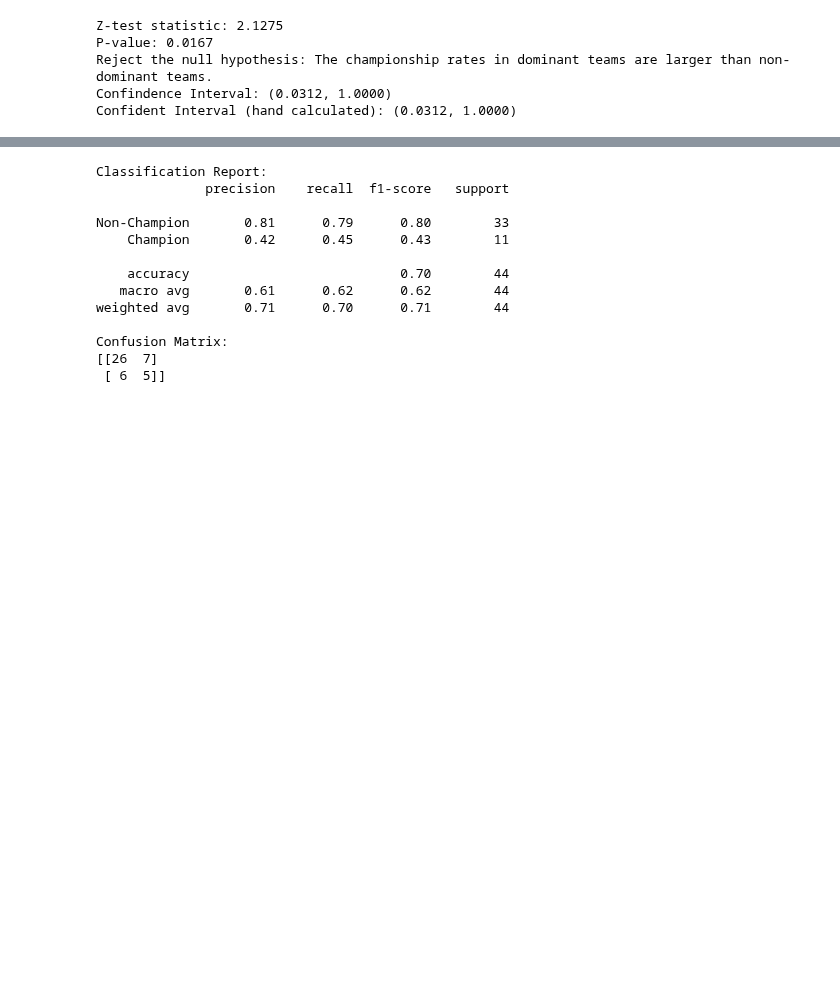
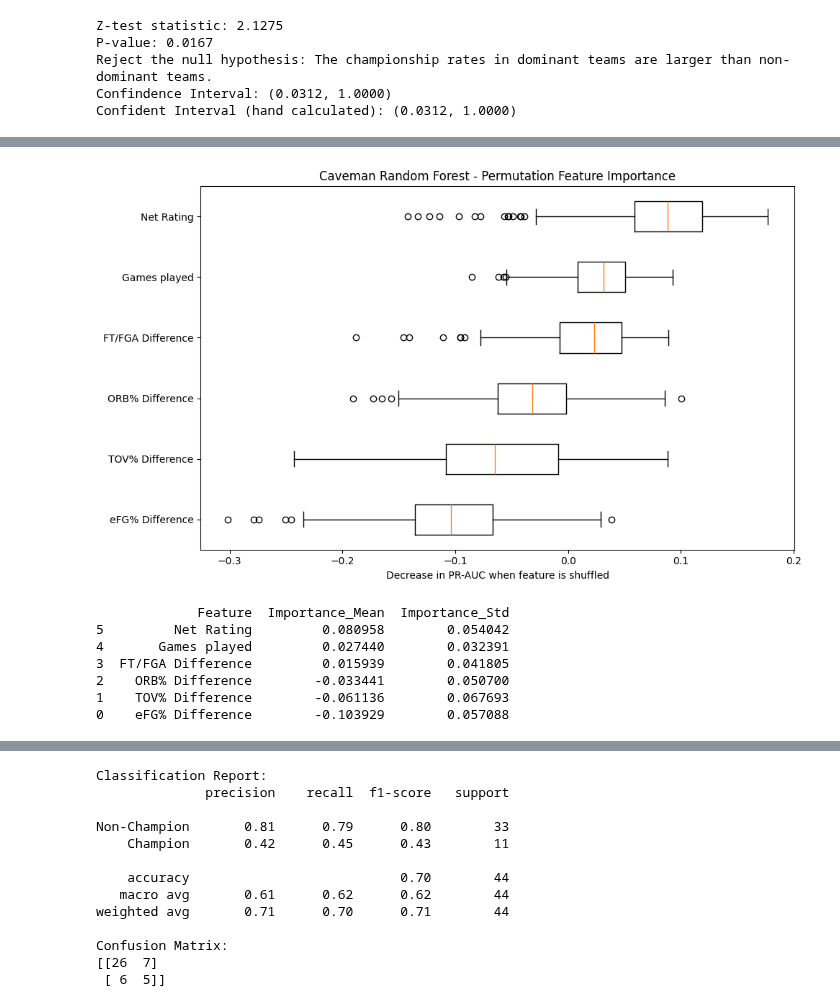
Before and after one commit to GalahadJr-1214/2026-Statistics-Final-Project, a Jupyter notebook: Final Project/dominant_champ.ipynb, the cells around one changed output, grey strips where cells are left out. Cells and saved outputs as stored; diff of their text form; code cells hidden in the pictures; blank space fills up the shorter version.

```diff
--- a/Final Project/dominant_champ.ipynb
+++ b/Final Project/dominant_champ.ipynb
@@ -87,0 +161,38 @@ We are curious about which statistic best predicts the championship, so after st
+# %%
+from sklearn.inspection import permutation_importance
+
+result = permutation_importance(
+    diff_model, x_test, y_test,
+    n_repeats=300,
+    random_state=42,
+    scoring='average_precision'
+)
+
+# Sort and plot
+sorted_idx = result.importances_mean.argsort()
+
+fig, ax = plt.subplots(figsize=(10, 6))
+ax.boxplot(result.importances[sorted_idx].T,
+           vert=False, tick_labels=x_test.columns[sorted_idx])
+ax.set_title("Caveman Random Forest - Permutation Feature Importance")
+ax.set_xlabel("Decrease in PR-AUC when feature is shuffled")
+plt.tight_layout()
+plt.show()
+
+# Also print the raw numbers for clarity
+importance_df = pd.DataFrame({
+    'Feature': x_test.columns[sorted_idx],
+    'Importance_Mean': result.importances_mean[sorted_idx],
+    'Importance_Std': result.importances_std[sorted_idx]
+}).sort_values('Importance_Mean', ascending=False)
+
+print(importance_df)
+# %% [output]
+[figure, added]
+             Feature  Importance_Mean  Importance_Std
+5         Net Rating         0.080958        0.054042
+4       Games played         0.027440        0.032391
+3  FT/FGA Difference         0.015939        0.041805
+2    ORB% Difference        -0.033441        0.050700
+1    TOV% Difference        -0.061136        0.067693
+0    eFG% Difference        -0.103929        0.057088
```
Also changed, not shown: parts of 10 cells of this notebook, 4 other files.
